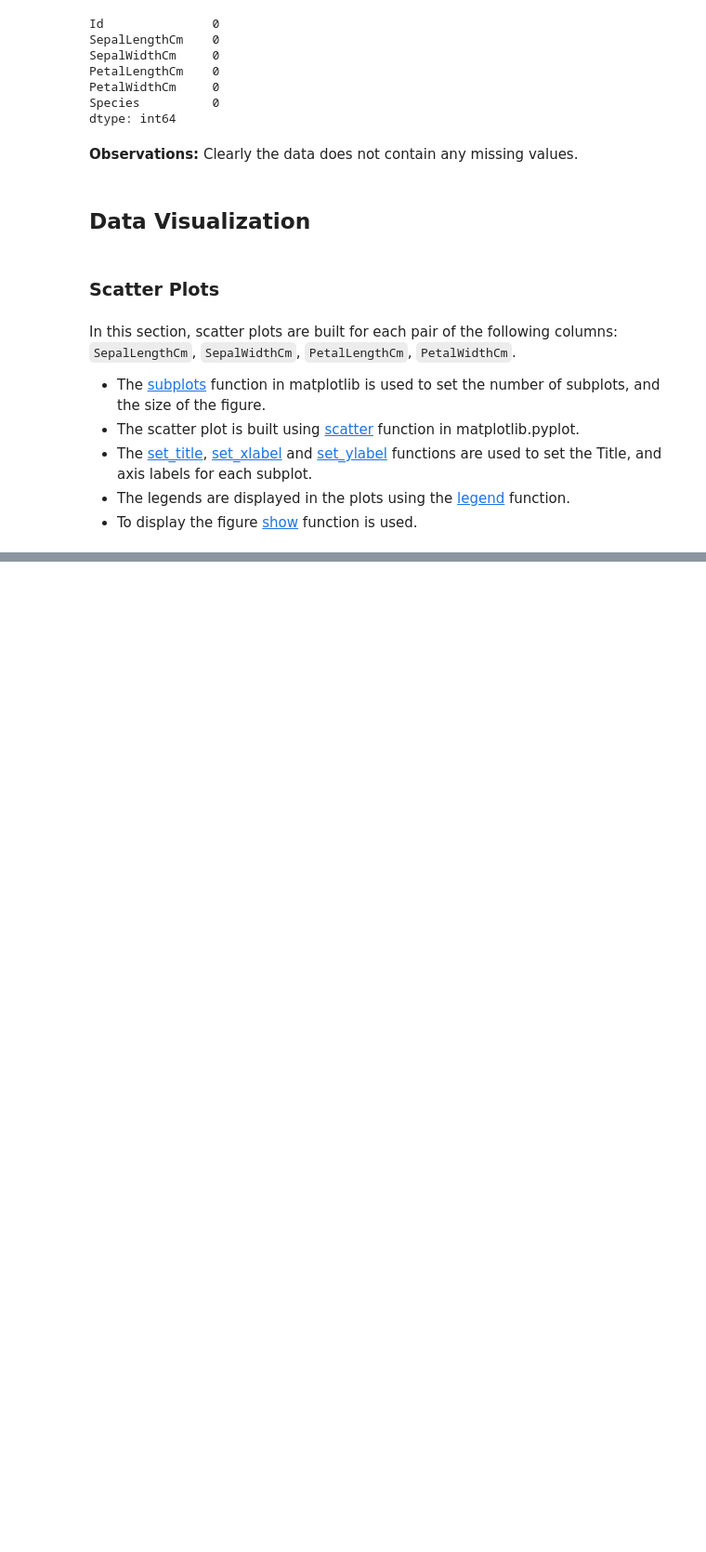
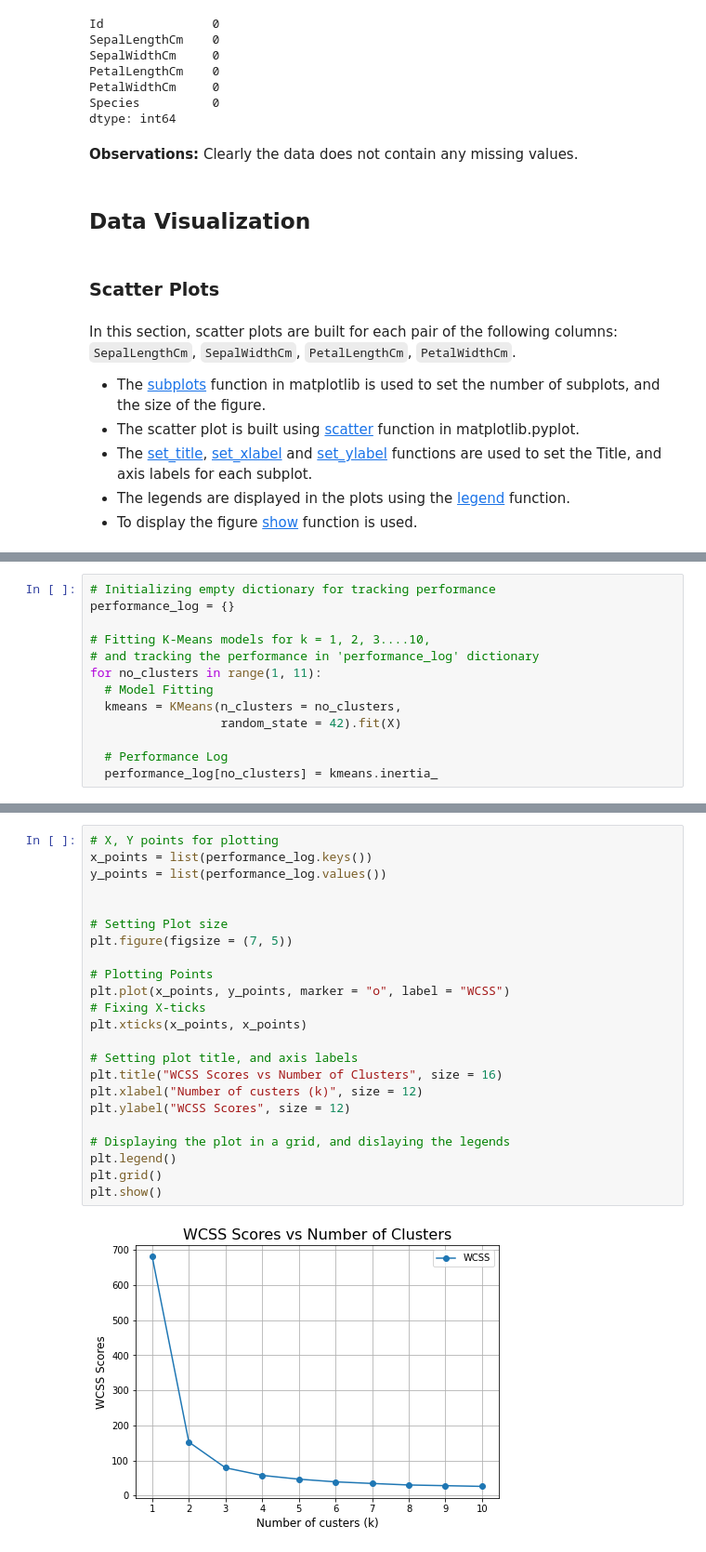
Before and after one commit to yashveersinghsohi/TSF_GRIP_DSBA, a Jupyter notebook: Task2/TSF_GRIP_DSBA_TASK_2.ipynb, the cells around one changed output, grey strips where cells are left out. Shown: that part at 93% size. Drawn from its saved outputs; the diff is of its cells as text; blank space fills up the shorter version.

```diff
--- a/Task2/TSF_GRIP_DSBA_TASK_2.ipynb
+++ b/Task2/TSF_GRIP_DSBA_TASK_2.ipynb
@@ -129,0 +164,13 @@ plt.show()
+# %%
+# Initializing empty dictionary for tracking performance
+performance_log = {}
+
+# Fitting K-Means models for k = 1, 2, 3....10,
+# and tracking the performance in 'performance_log' dictionary
+for no_clusters in range(1, 11):
+  # Model Fitting
+  kmeans = KMeans(n_clusters = no_clusters,
+                  random_state = 42).fit(X)
+
+  # Performance Log
+  performance_log[no_clusters] = kmeans.inertia_
@@ -129,0 +188,25 @@ plt.show()
+# %%
+# X, Y points for plotting
+x_points = list(performance_log.keys())
+y_points = list(performance_log.values())
+
+
+# Setting Plot size
+plt.figure(figsize = (7, 5))
+
+# Plotting Points
+plt.plot(x_points, y_points, marker = "o", label = "WCSS")
+# Fixing X-ticks
+plt.xticks(x_points, x_points)
+
+# Setting plot title, and axis labels
+plt.title("WCSS Scores vs Number of Clusters", size = 16)
+plt.xlabel("Number of custers (k)", size = 12)
+plt.ylabel("WCSS Scores", size = 12)
+
+# Displaying the plot in a grid, and dislaying the legends
+plt.legend()
+plt.grid()
+plt.show()
+# %% [output]
+[figure, added]
```
Also changed, not shown: parts of 29 cells of this notebook.
